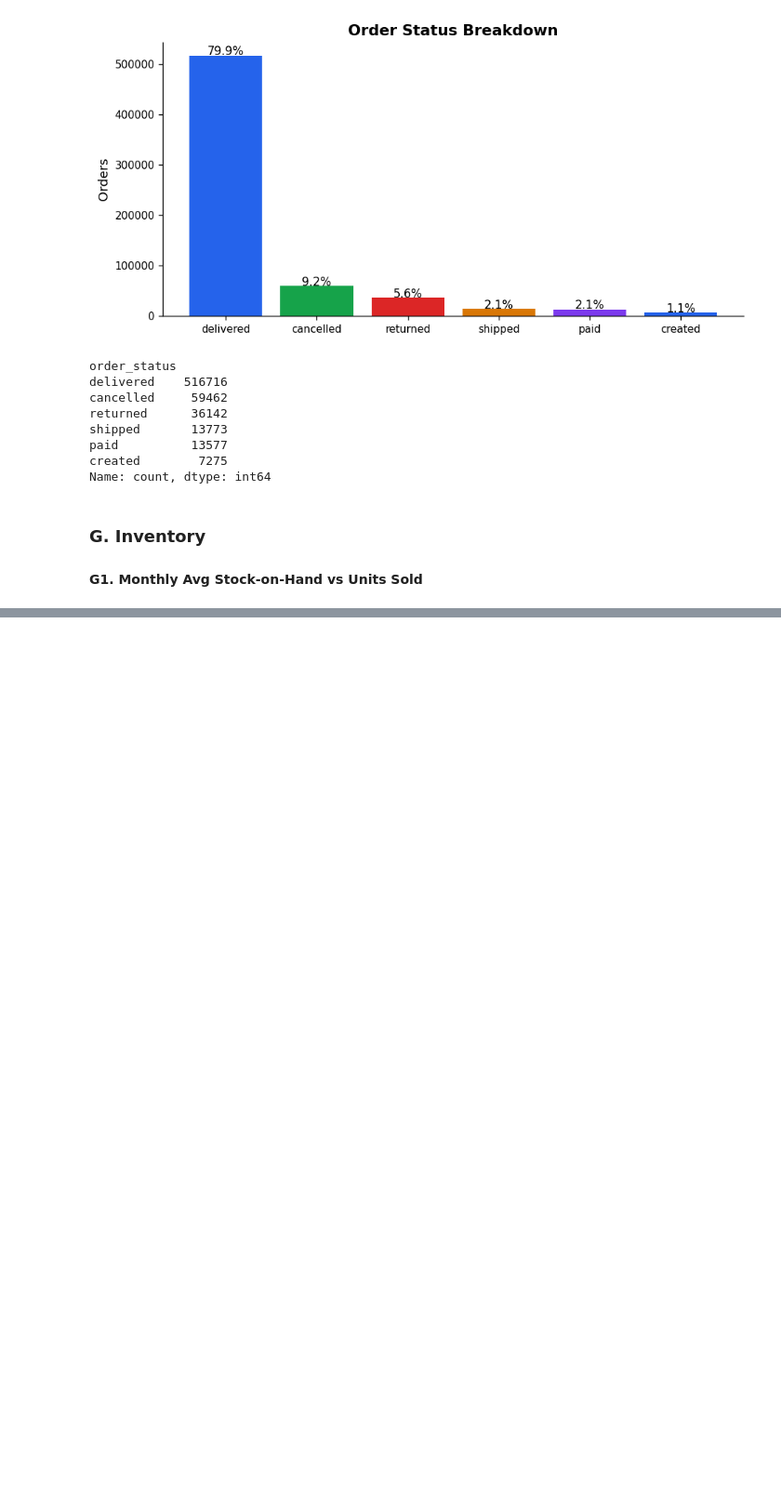
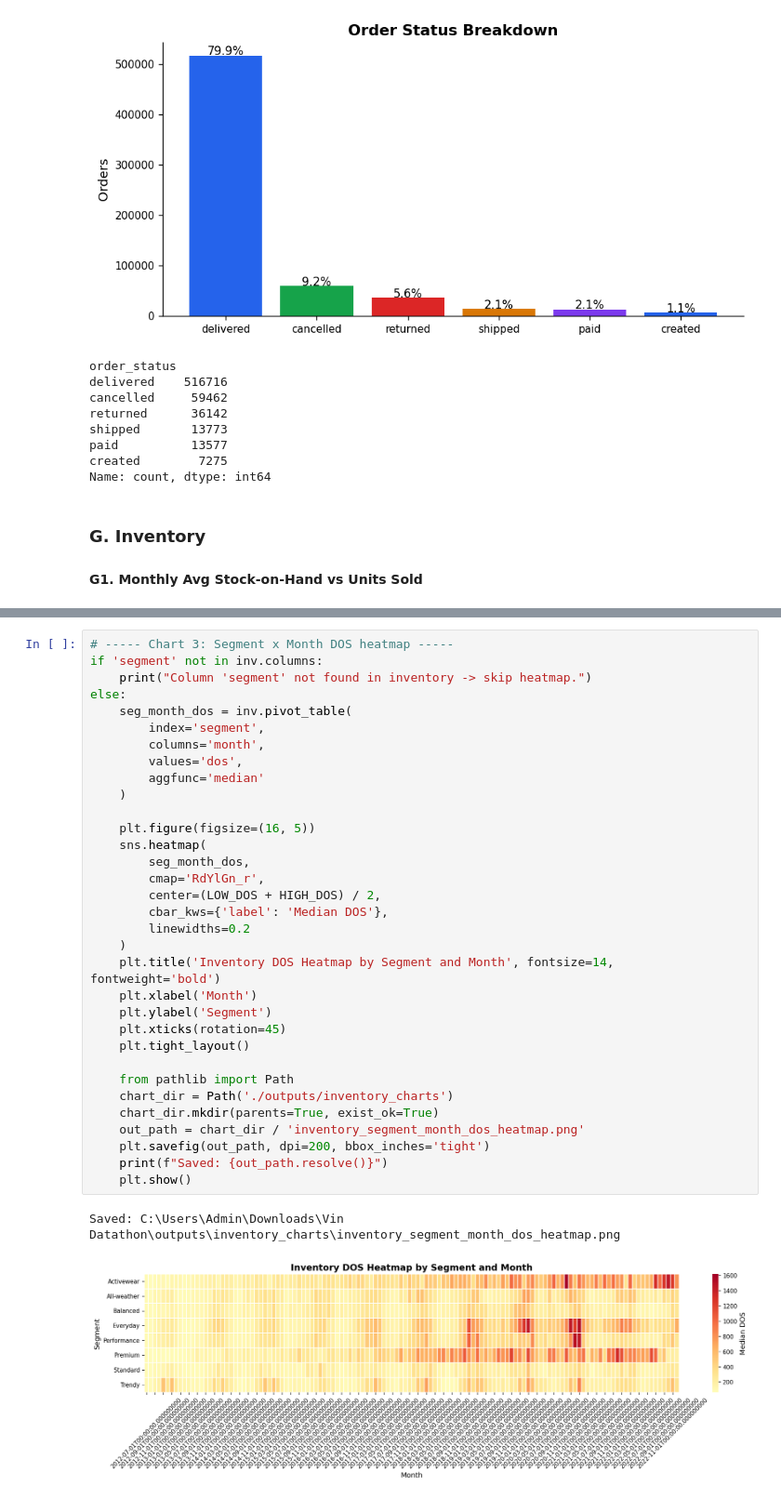
Before and after one commit to tuanbachngo/Vin-Datathon, a Jupyter notebook: notebooks/01_quick_eda.ipynb, the cells around one changed output, grey strips where cells are left out. Shown at 93% size. Drawn from its saved outputs; the diff is of its cells as text; blank space fills up the shorter version.

```diff
--- a/notebooks/01_quick_eda.ipynb
+++ b/notebooks/01_quick_eda.ipynb
@@ -982,0 +1333,36 @@ Post-holiday anomaly or a specific product batch — worth a targeted look.
+# %%
+# ----- Chart 3: Segment x Month DOS heatmap -----
+if 'segment' not in inv.columns:
+    print("Column 'segment' not found in inventory -> skip heatmap.")
+else:
+    seg_month_dos = inv.pivot_table(
+        index='segment',
+        columns='month',
+        values='dos',
+        aggfunc='median'
+    )
+
+    plt.figure(figsize=(16, 5))
+    sns.heatmap(
+        seg_month_dos,
+        cmap='RdYlGn_r',
+        center=(LOW_DOS + HIGH_DOS) / 2,
+        cbar_kws={'label': 'Median DOS'},
+        linewidths=0.2
+    )
+    plt.title('Inventory DOS Heatmap by Segment and Month', fontsize=14, fontweight='bold')
+    plt.xlabel('Month')
+    plt.ylabel('Segment')
+    plt.xticks(rotation=45)
+    plt.tight_layout()
+
+    from pathlib import Path
+    chart_dir = Path('./outputs/inventory_charts')
+    chart_dir.mkdir(parents=True, exist_ok=True)
+    out_path = chart_dir / 'inventory_segment_month_dos_heatmap.png'
+    plt.savefig(out_path, dpi=200, bbox_inches='tight')
+    print(f"Saved: {out_path.resolve()}")
+    plt.show()
+# %% [output]
+Saved: C:\Users\Admin\Downloads\Vin Datathon\outputs\inventory_charts\inventory_segment_month_dos_heatmap.png
+[figure, added]
```
Also changed, not shown: parts of 44 cells of this notebook, 24 other files.
